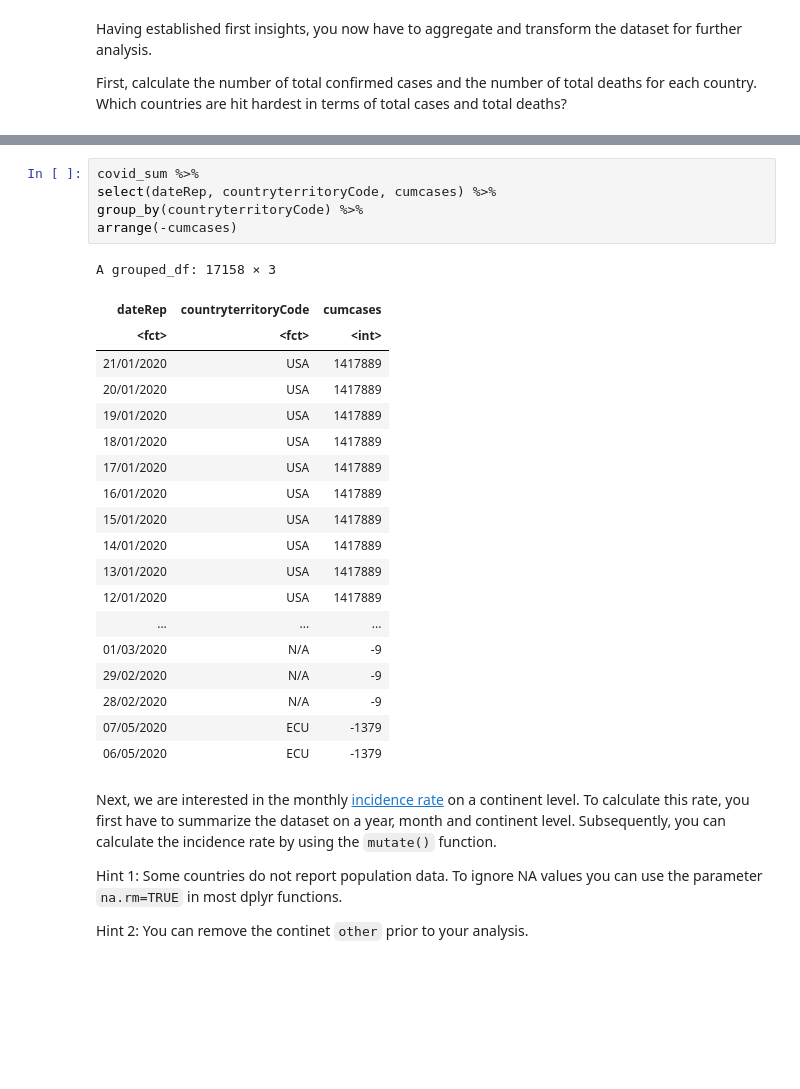
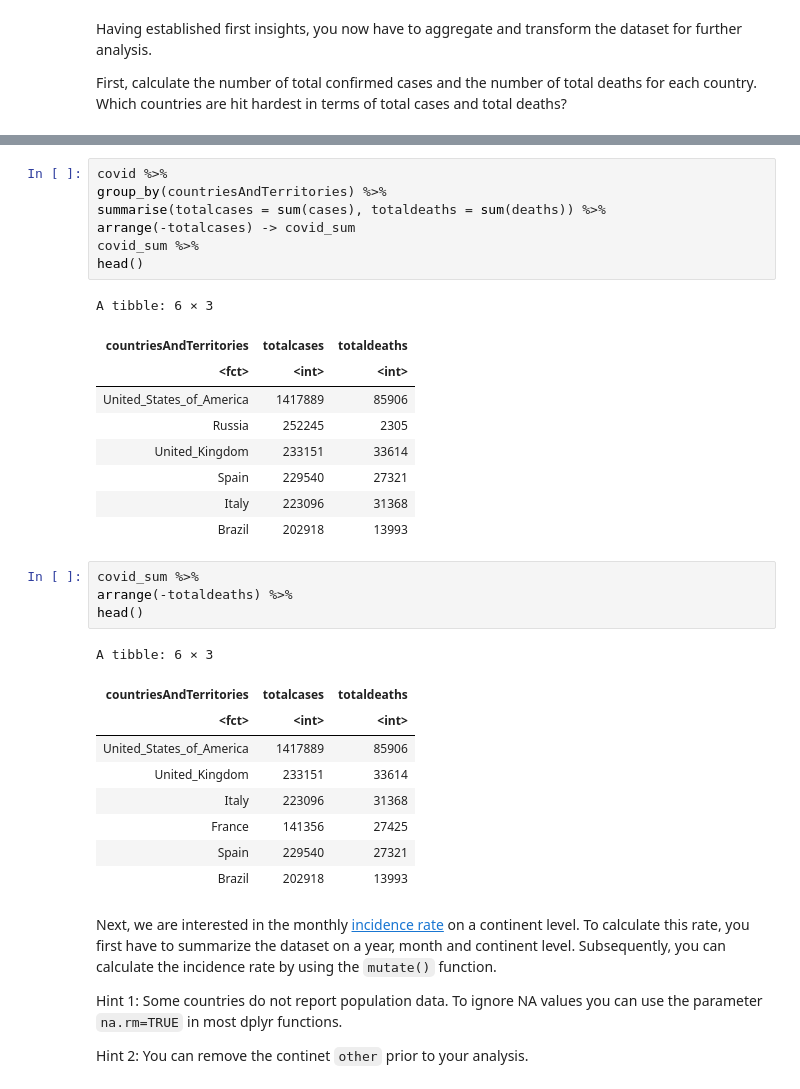
Before and after one commit to michiWS1920/ADS20, a Jupyter notebook: ADS_Programming_Assignment_1.ipynb, the cells around one changed output, grey strips where cells are left out. Cells and saved outputs as stored; diff of their text form; blank space fills up the shorter version.

````diff
--- a/ADS_Programming_Assignment_1.ipynb
+++ b/ADS_Programming_Assignment_1.ipynb
@@ -251,28 +224,34 @@ A grouped_df: 17158 × 3
-# %%
-covid_sum %>%
-select(dateRep, countryterritoryCode, cumcases) %>%
-group_by(countryterritoryCode) %>%
-arrange(-cumcases)
-# %% [output]
-A grouped_df: 17158 × 3
-| dateRep | countryterritoryCode | cumcases |
-| <fct> | <fct> | <int> |
-| 21/01/2020 | USA | 1417889 |
-| 20/01/2020 | USA | 1417889 |
-| 19/01/2020 | USA | 1417889 |
-| 18/01/2020 | USA | 1417889 |
-| 17/01/2020 | USA | 1417889 |
-| 16/01/2020 | USA | 1417889 |
-| 15/01/2020 | USA | 1417889 |
-| 14/01/2020 | USA | 1417889 |
-| 13/01/2020 | USA | 1417889 |
-| 12/01/2020 | USA | 1417889 |
-| ... | ... | ... |
-| 01/03/2020 | N/A | -9 |
-| 29/02/2020 | N/A | -9 |
-| 28/02/2020 | N/A | -9 |
-| 07/05/2020 | ECU | -1379 |
-| 06/05/2020 | ECU | -1379 |
+# %%
+covid %>%
+group_by(countriesAndTerritories) %>%
+summarise(totalcases = sum(cases), totaldeaths = sum(deaths)) %>%
+arrange(-totalcases) -> covid_sum
+covid_sum %>%
+head()
+# %% [output]
+A tibble: 6 × 3
+| countriesAndTerritories | totalcases | totaldeaths |
+| <fct> | <int> | <int> |
+| United_States_of_America | 1417889 | 85906 |
+| Russia | 252245 | 2305 |
+| United_Kingdom | 233151 | 33614 |
+| Spain | 229540 | 27321 |
+| Italy | 223096 | 31368 |
+| Brazil | 202918 | 13993 |
+# %%
+covid_sum %>%
+arrange(-totaldeaths) %>%
+head()
+# %% [output]
+A tibble: 6 × 3
+| countriesAndTerritories | totalcases | totaldeaths |
+| <fct> | <int> | <int> |
+| United_States_of_America | 1417889 | 85906 |
+| United_Kingdom | 233151 | 33614 |
+| Italy | 223096 | 31368 |
+| France | 141356 | 27425 |
+| Spain | 229540 | 27321 |
+| Brazil | 202918 | 13993 |
 # %% [markdown]
 Next, we are interested in the monthly [incidence rate](https://en.wikipedia.org/wiki/Incidence_(epidemiology)) on a continent level. To calculate this rate, you first have to summarize the dataset on a year, month and continent level. Subsequently, you can calculate the incidence rate by using the ```mutate()``` function.
 
````
Also changed, not shown: parts of 5 cells of this notebook.
